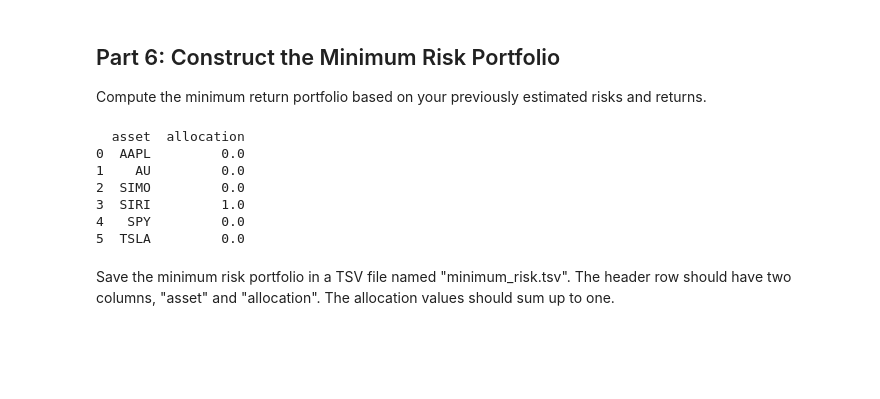
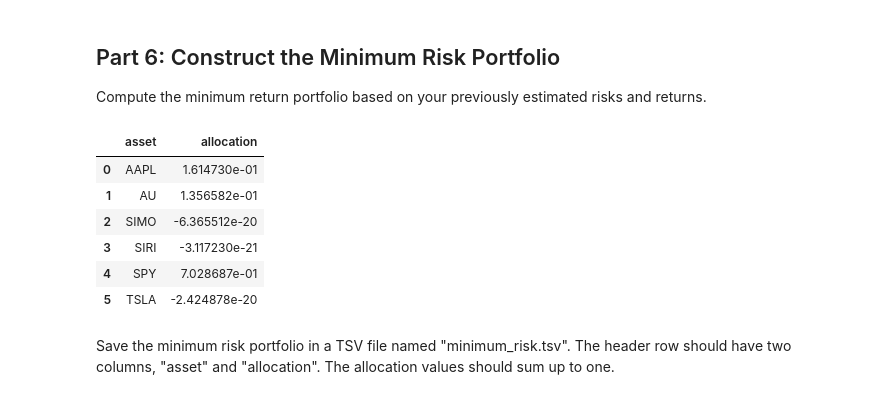
Before and after one commit to august-siu/siu-mod8-project-01, a Jupyter notebook: project.ipynb, the cells around one changed output. Drawn from its saved outputs; the diff is of its cells as text; code cells hidden in the pictures; blank space fills up the shorter version.

```diff
--- a/project.ipynb
+++ b/project.ipynb
@@ -287,29 +287,44 @@ Submit "maximum_return.tsv" in Gradescope.
 ## Part 6: Construct the Minimum Risk Portfolio
 
 Compute the minimum return portfolio based on your previously estimated risks and returns.
-# %%
-# YOUR CHANGES HERE
-
-expected_returns = pd.read_csv("estimated_returns.tsv", sep="\t")
-
-min_return_row = expected_returns.loc[expected_returns['estimated_return'].idxmin()]
-worst_asset = min_return_row['asset']
-worst_return = min_return_row['estimated_return']
-
-min_return_portfolio = pd.DataFrame({
-    'asset': expected_returns['asset'],
-    'allocation': [1.0 if asset == worst_asset else 0.0 for asset in expected_returns['asset']]
-})
-
-print(min_return_portfolio)
-# %% [output]
-  asset  allocation
-0  AAPL         0.0
-1    AU         0.0
-2  SIMO         0.0
-3  SIRI         1.0
-4   SPY         0.0
-5  TSLA         0.0
+# %%
+# YOUR CHANGES HERE
+
+import cvxpy as cp
+
+expected_returns = pd.read_csv("estimated_returns.tsv", sep="\t")
+cov_matrix = pd.read_csv("estimated_covariance.tsv", sep="\t", index_col=0)
+
+assets = expected_returns['asset'].values
+n_assets = len(assets)
+
+weights = cp.Variable(n_assets)
+
+portfolio_variance = cp.quad_form(weights, cov_matrix.values)
+objective = cp.Minimize(portfolio_variance)
+
+constraints = [
+    cp.sum(weights) == 1,
+    weights >= 0
+]
+
+problem = cp.Problem(objective, constraints)
+problem.solve()
+
+min_risk_portfolio = pd.DataFrame({
+    'asset': assets,
+    'allocation': weights.value
+})
+
+min_risk_portfolio
+# %% [output]
+|  | asset | allocation |
+| 0 | AAPL | 1.614730e-01 |
+| 1 | AU | 1.356582e-01 |
+| 2 | SIMO | -6.365512e-20 |
+| 3 | SIRI | -3.117230e-21 |
+| 4 | SPY | 7.028687e-01 |
+| 5 | TSLA | -2.424878e-20 |
 # %% [markdown]
 Save the minimum risk portfolio in a TSV file named "minimum_risk.tsv".
 The header row should have two columns, "asset" and "allocation".
```
Also changed, not shown: parts of 9 cells of this notebook, 7 other files.
